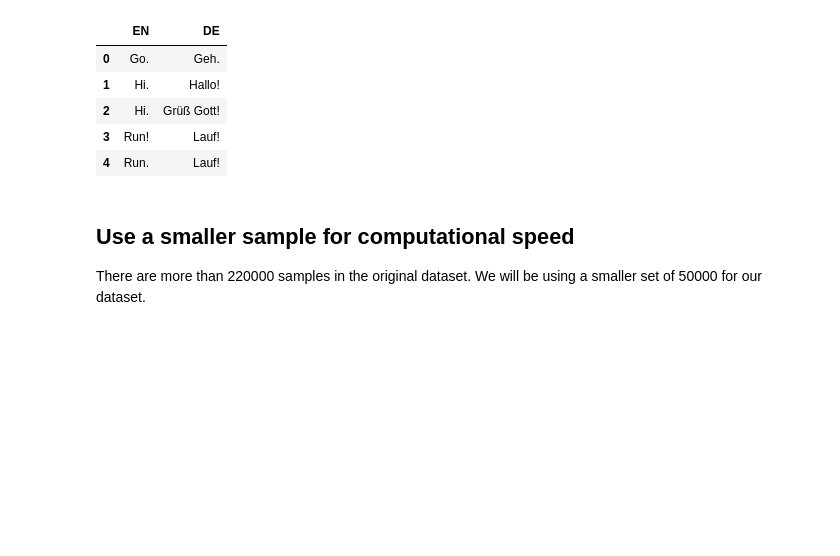
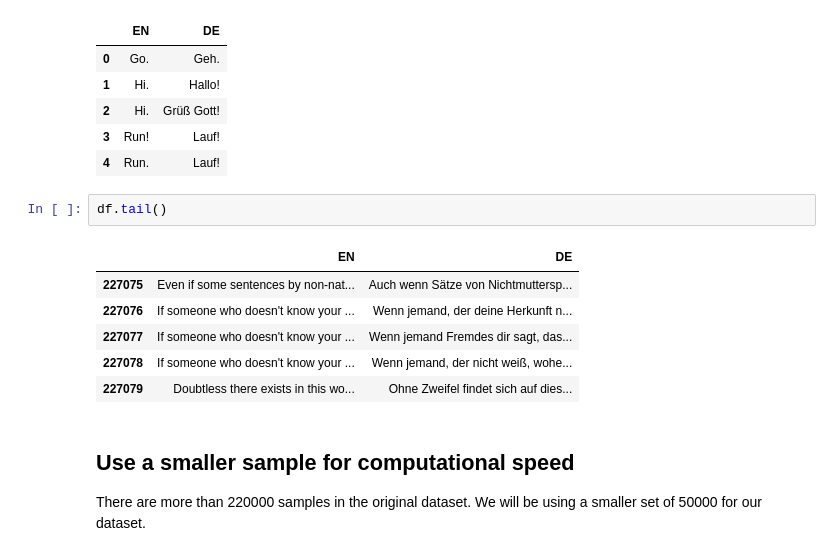
Before and after one commit to thushv89/manning_tf2_in_action, a Jupyter notebook: Ch11/11.1_seq2seq_machine_translation.ipynb, the cells around one changed output. Saved outputs shown, nothing was run; the diff lists cells and outputs as text; blank space fills up the shorter version.

```diff
--- a/Ch11/11.1_seq2seq_machine_translation.ipynb
+++ b/Ch11/11.1_seq2seq_machine_translation.ipynb
@@ -96,6 +96,15 @@ df.head()
 | 2 | Hi. | Grüß Gott! |
 | 3 | Run! | Lauf! |
 | 4 | Run. | Lauf! |
+# %%
+df.tail()
+# %% [output]
+|  | EN | DE |
+| 227075 | Even if some sentences by non-nat... | Auch wenn Sätze von Nichtmuttersp... |
+| 227076 | If someone who doesn't know your ... | Wenn jemand, der deine Herkunft n... |
+| 227077 | If someone who doesn't know your ... | Wenn jemand Fremdes dir sagt, das... |
+| 227078 | If someone who doesn't know your ... | Wenn jemand, der nicht weiß, wohe... |
+| 227079 | Doubtless there exists in this wo... | Ohne Zweifel findet sich auf dies... |
 # %% [markdown]
 ## Use a smaller sample for computational speed
 
```
Also changed, not shown: parts of 8 cells of this notebook.
